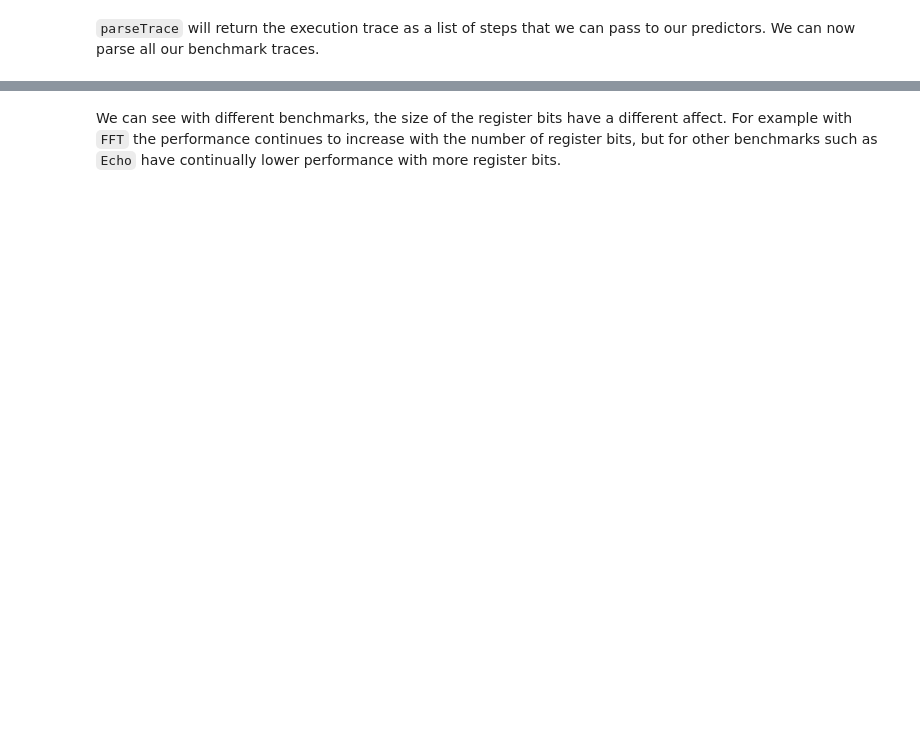
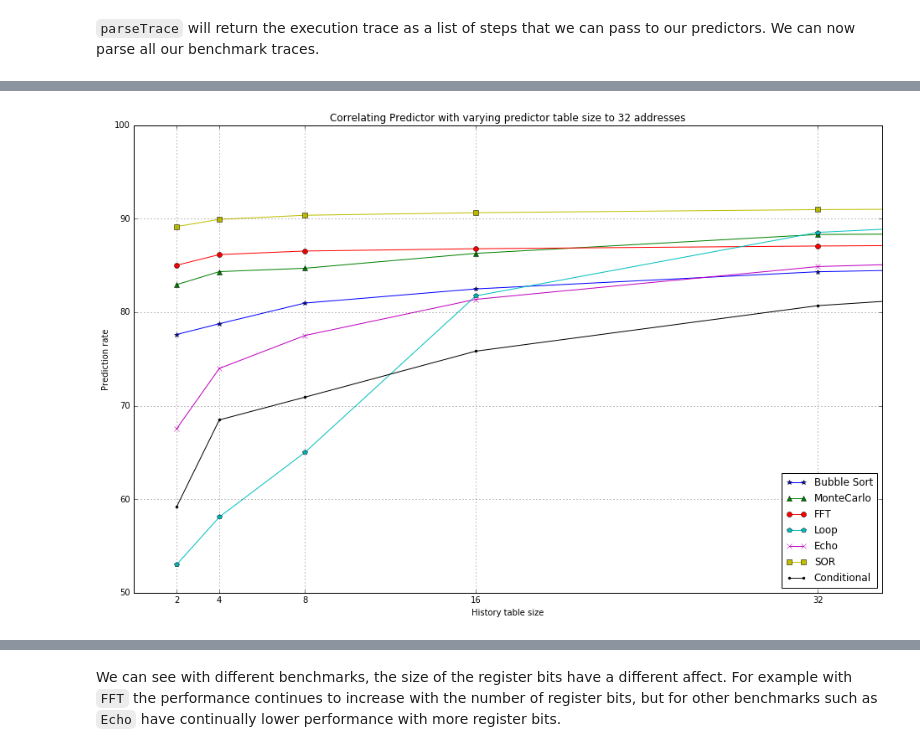
Before and after one commit to 12yuens2/branch-prediction, a Jupyter notebook: CS4202 Branch Prediction Practical.ipynb, the cells around one changed output, grey strips where cells are left out. Cells and saved outputs as stored; diff of their text form; code cells hidden in the pictures; blank space fills up the shorter version.

```diff
--- a/CS4202 Branch Prediction Practical.ipynb
+++ b/CS4202 Branch Prediction Practical.ipynb
@@ -427,0 +408,7 @@ plt.show
+# %%
+correlating_twobit_history_graph = plot_graph("Correlating Predictor with varying predictor table size to 32 addresses", [data for _, data in cp_experiment_twobits_history.items()], xticks=[2,4,8,16,32])
+correlating_twobit_history_graph.plot()
+plt.xlim(0, 35)
+plt.show()
+# %% [output]
+[figure, added]
```
Also changed, not shown: parts of 57 cells of this notebook.
